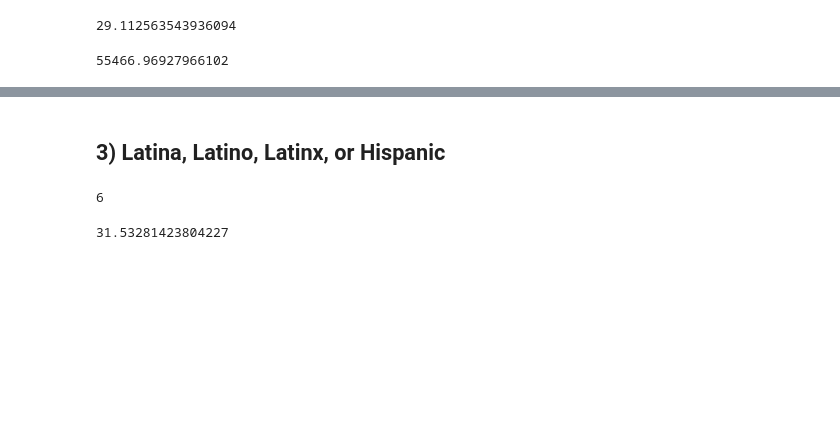
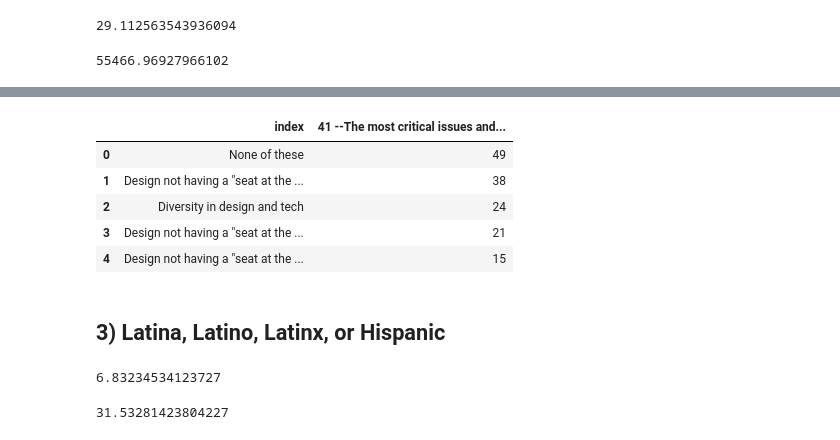
Before and after one commit to helloeujin/python, a Jupyter notebook: design.ipynb, the cells around one changed output, grey strips where cells are left out. Cells and saved outputs as stored; diff of their text form; code cells hidden in the pictures; blank space fills up the shorter version.

```diff
--- a/design.ipynb
+++ b/design.ipynb
@@ -68,11 +104,22 @@ race_asian['36 --I live in:'].mean() #avg income
+# %%
+asian_challenges = race_asian['41 --The most critical issues and challenges currently facing design are (answer optional):']
+# %%
+asian_challenges.value_counts().sort_values(ascending=False).reset_index().head()
+# %% [output]
+|  | index | 41 --The most critical issues and... |
+| 0 | None of these | 49 |
+| 1 | Design not having a "seat at the ... | 38 |
+| 2 | Diversity in design and tech | 24 |
+| 3 | Design not having a "seat at the ... | 21 |
+| 4 | Design not having a "seat at the ... | 15 |
 # %% [markdown]
 ## 3) Latina, Latino, Latinx, or Hispanic
 # %%
 race_ratino = data[data['40 --My ethnicity is:'] == 'Latina, Latino, Latinx, or Hispanic']
 # %%
-len(race_ratino)*100/total #pct of ratino
+float(len(race_ratino))*100/total  #pct of ratino
 # %% [output]
-6
+6.83234534123727
 # %%
 race_ratino['37 --My age is:'].mean() #avg age
 # %% [output]
```
Also changed, not shown: parts of 14 cells of this notebook.
